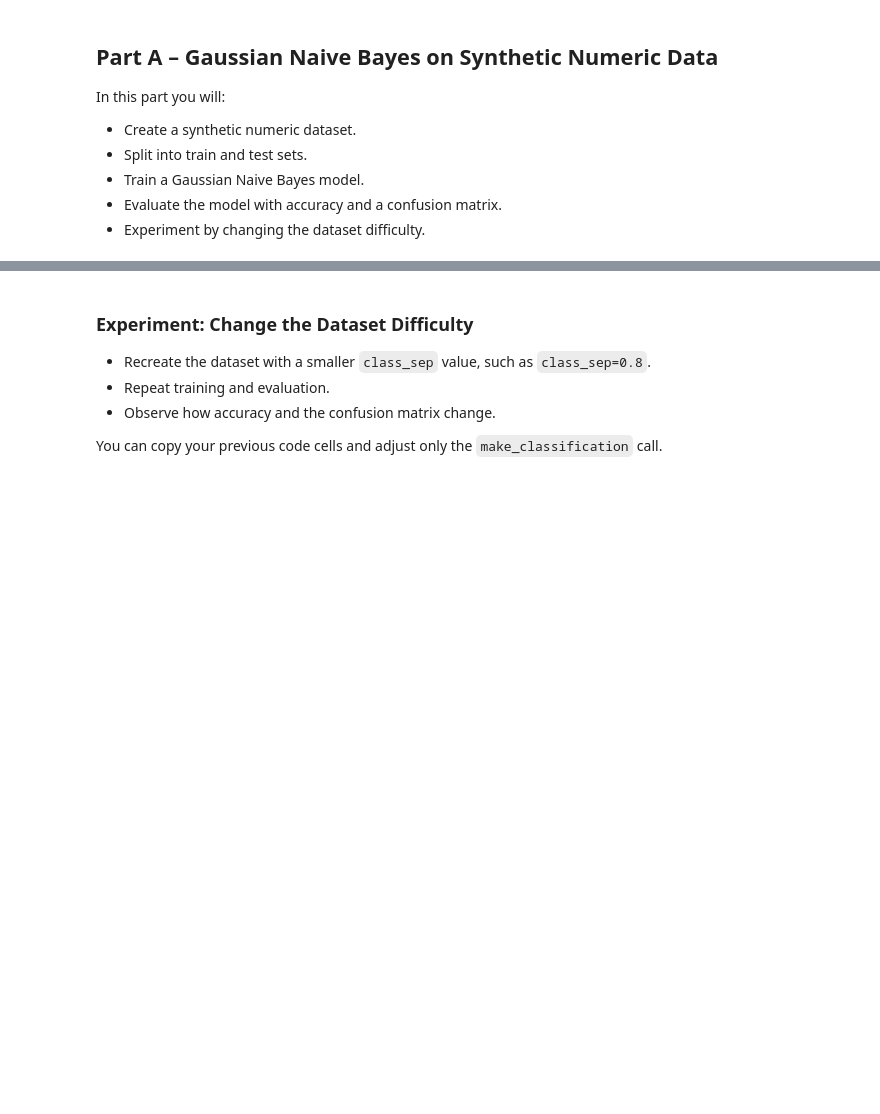
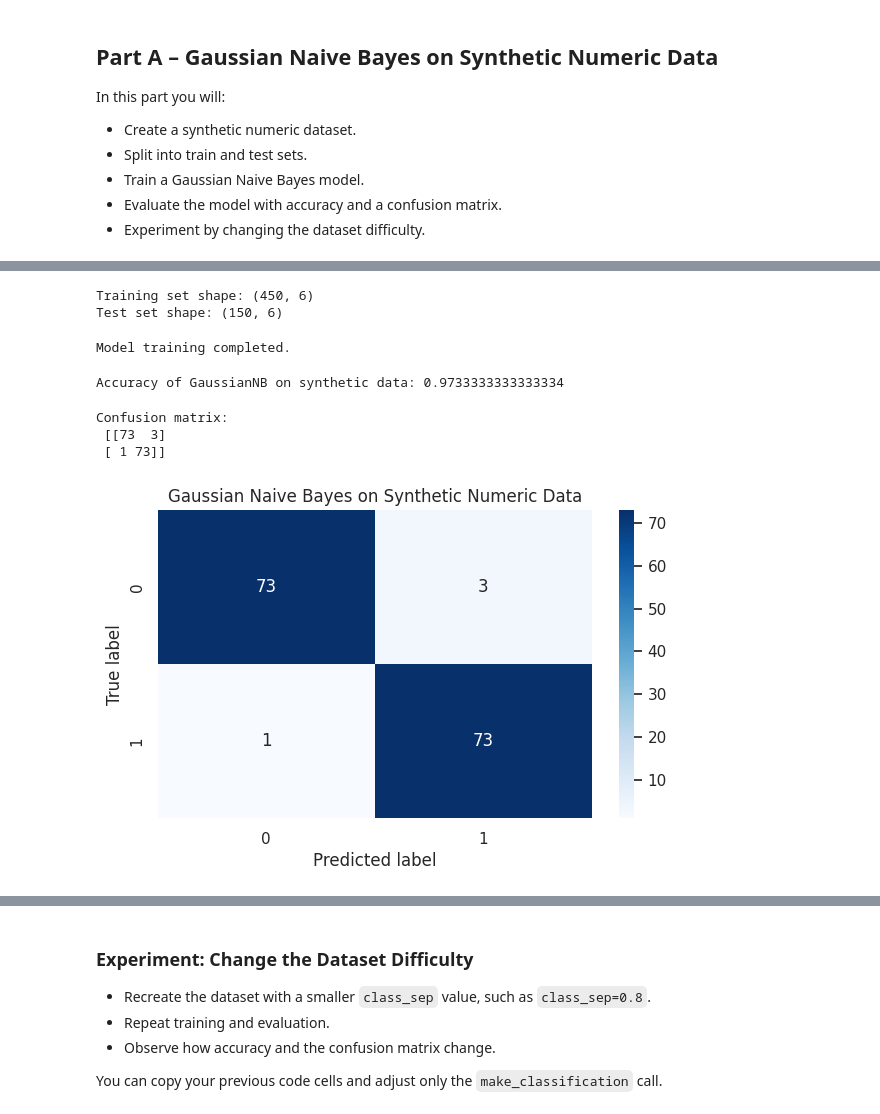
Before and after one commit to habib-153/AI-ML, a Jupyter notebook: M_16_Naive_Practice.ipynb, the cells around one changed output, grey strips where cells are left out. Drawn from its saved outputs; the diff is of its cells as text; code cells hidden in the pictures; blank space fills up the shorter version.

Commit message:
gaussian part done

```diff
--- a/M_16_Naive_Practice.ipynb
+++ b/M_16_Naive_Practice.ipynb
@@ -58,12 +62,13 @@ print('Class distribution:', np.bincount(y))
 # Use train_test_split with test_size=0.25 and random_state=42
 # Save the result in X_train, X_test, y_train, y_test
 
-# from sklearn.model_selection import train_test_split  # already imported above
-
-X_train, X_test, y_train, y_test = ...  # TODO: write the correct function call
+X_train, X_test, y_train, y_test = train_test_split(X, y, test_size=0.25, random_state=42)
 
 print('Training set shape:', X_train.shape)
 print('Test set shape:', X_test.shape)
+# %% [output]
+Training set shape: (450, 6)
+Test set shape: (150, 6)
 # %%
 # TODO 2: Create and train a GaussianNB model
 # 1. Create an instance of GaussianNB
@@ -73,33 +78,42 @@ print('Test set shape:', X_test.shape)
 # gnb = GaussianNB()
 # gnb.fit(X_train, y_train)
 
-gnb = ...          # TODO: create the model
-...
-# TODO: fit the model on X_train, y_train
+gnb = GaussianNB()
+gnb.fit(X_train, y_train)
+
 print('Model training completed.')
+# %% [output]
+Model training completed.
 # %%
 # TODO 3: Make predictions on the test set and compute accuracy
 # 1. Use the trained model to predict on X_test
 # 2. Compute accuracy_score using y_test and predictions
 
-y_pred = ...  # TODO: predictions for X_test
-acc = ...     # TODO: compute accuracy_score
+y_pred = gnb.predict(X_test)
+acc = accuracy_score(y_test, y_pred)
 print('Accuracy of GaussianNB on synthetic data:', acc)
+# %% [output]
+Accuracy of GaussianNB on synthetic data: 0.9733333333333334
 # %%
 # TODO 4: Compute and plot the confusion matrix
 # Steps:
 # 1. Compute confusion_matrix using y_test and y_pred
 # 2. Print the confusion matrix
 # 3. Plot it with sns.heatmap
 
-cm = ...  # TODO: compute confusion matrix
+cm = confusion_matrix(y_test, y_pred)
 print('Confusion matrix:\n', cm)
 
 sns.heatmap(cm, annot=True, fmt='d', cmap='Blues')
 plt.title('Gaussian Naive Bayes on Synthetic Numeric Data')
 plt.xlabel('Predicted label')
 plt.ylabel('True label')
 plt.show()
+# %% [output]
+Confusion matrix:
+ [[73  3]
+ [ 1 73]]
+[figure, added]
 # %%
 # TODO 5: Print a classification report
 # Use classification_report with y_test and y_pred
```
Also changed, not shown: parts of 2 cells of this notebook.
